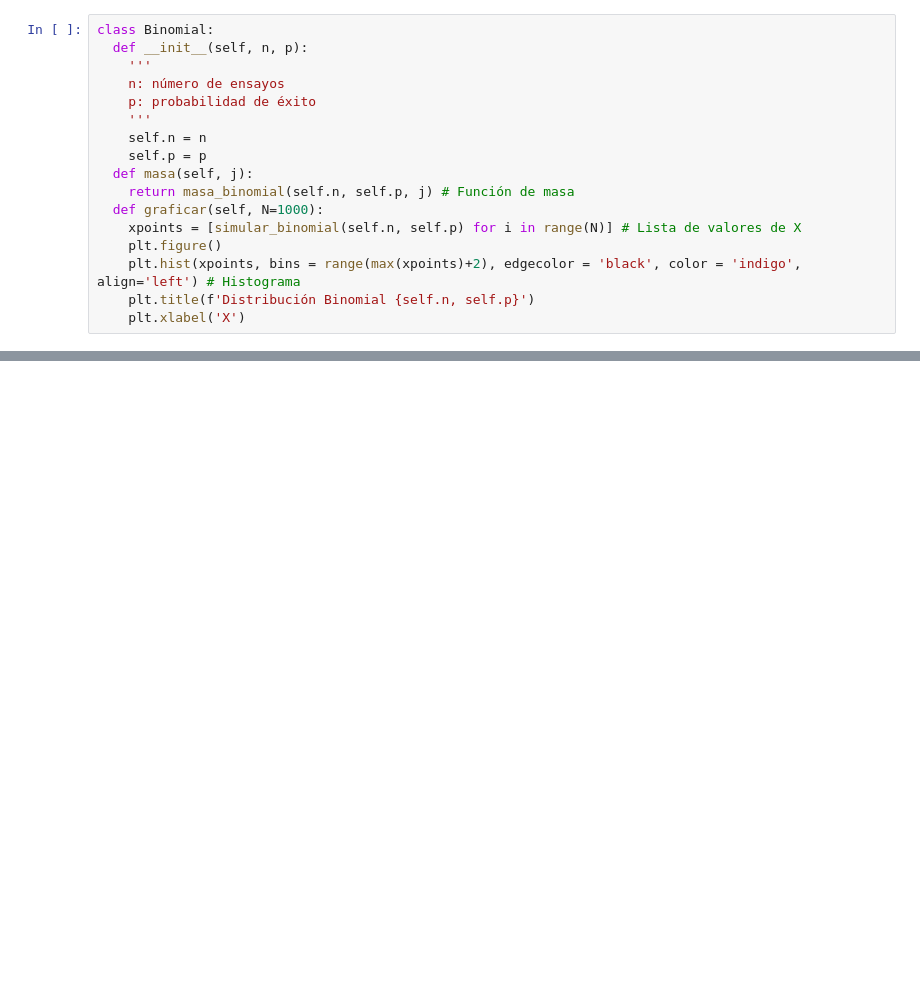
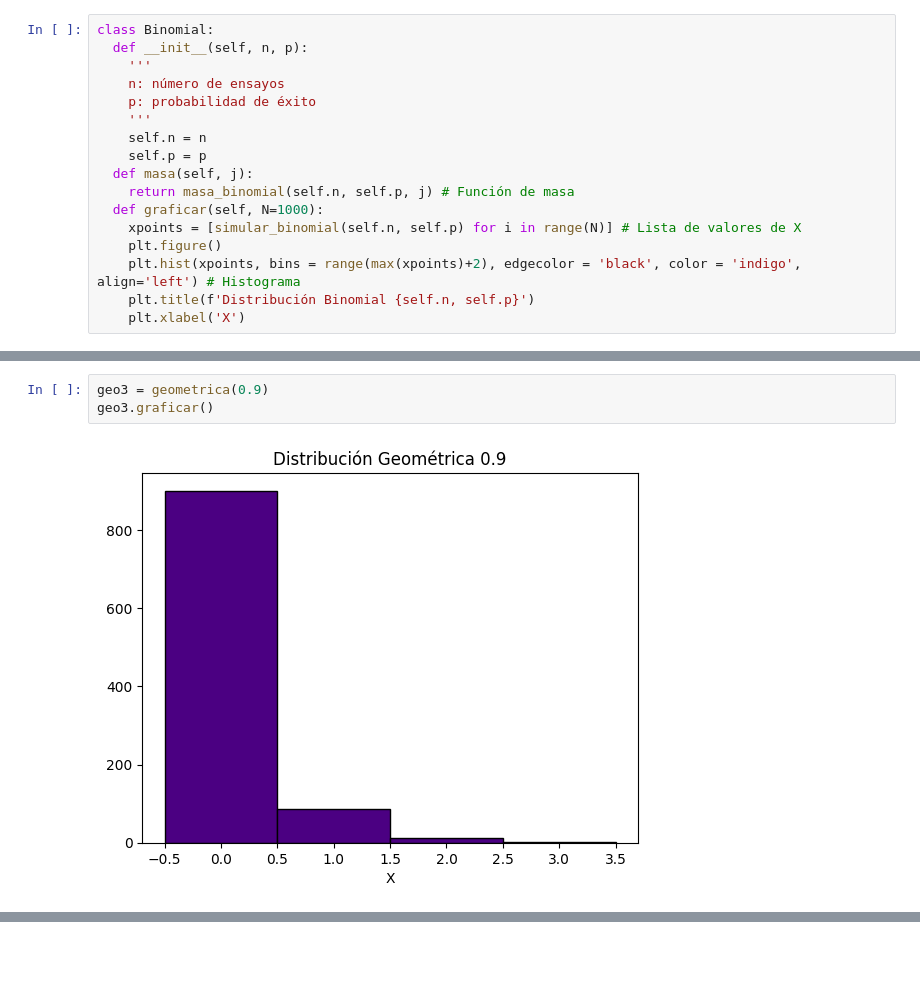
Before and after one commit to eliasegn/ProbabilidadI, a Jupyter notebook: VA4_SimulacióndeVariablesAleatoriasDiscretasconSoporteNumerable.ipynb, the cells around one changed output, grey strips where cells are left out. Drawn from its saved outputs; the diff is of its cells as text; blank space fills up the shorter version.

```diff
--- a/VA4_SimulacióndeVariablesAleatoriasDiscretasconSoporteNumerable.ipynb
+++ b/VA4_SimulacióndeVariablesAleatoriasDiscretasconSoporteNumerable.ipynb
@@ -176,0 +248,5 @@ binom3.graficar()
+# %%
+geo3 = geometrica(0.9)
+geo3.graficar()
+# %% [output]
+[figure, added]
```
Also changed, not shown: parts of 20 cells of this notebook.
